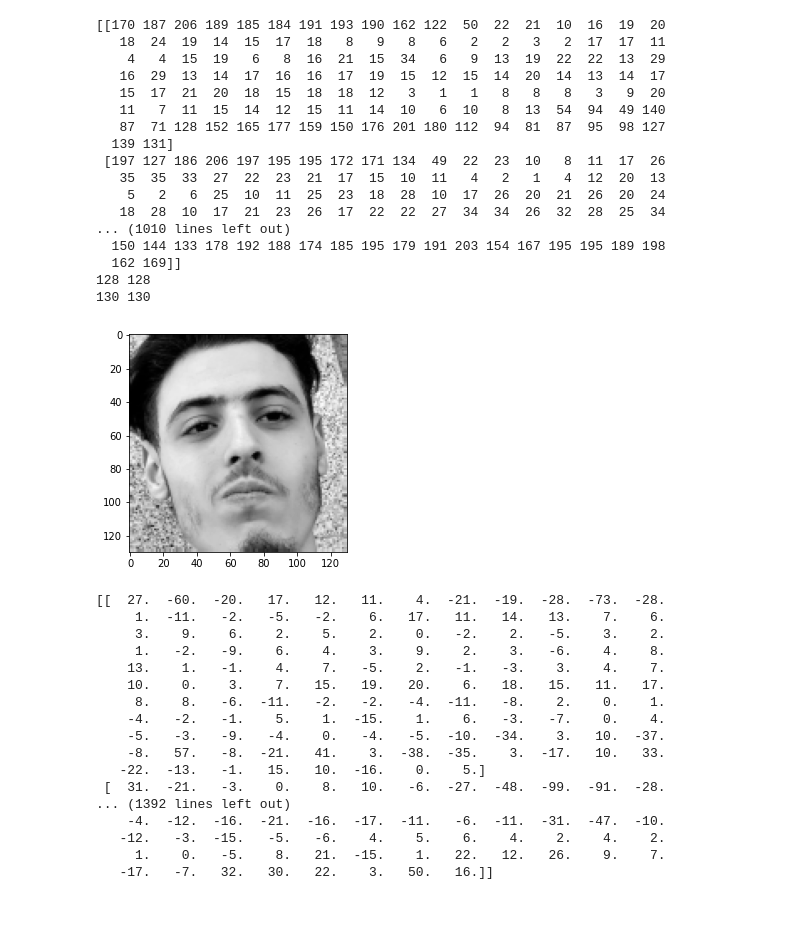
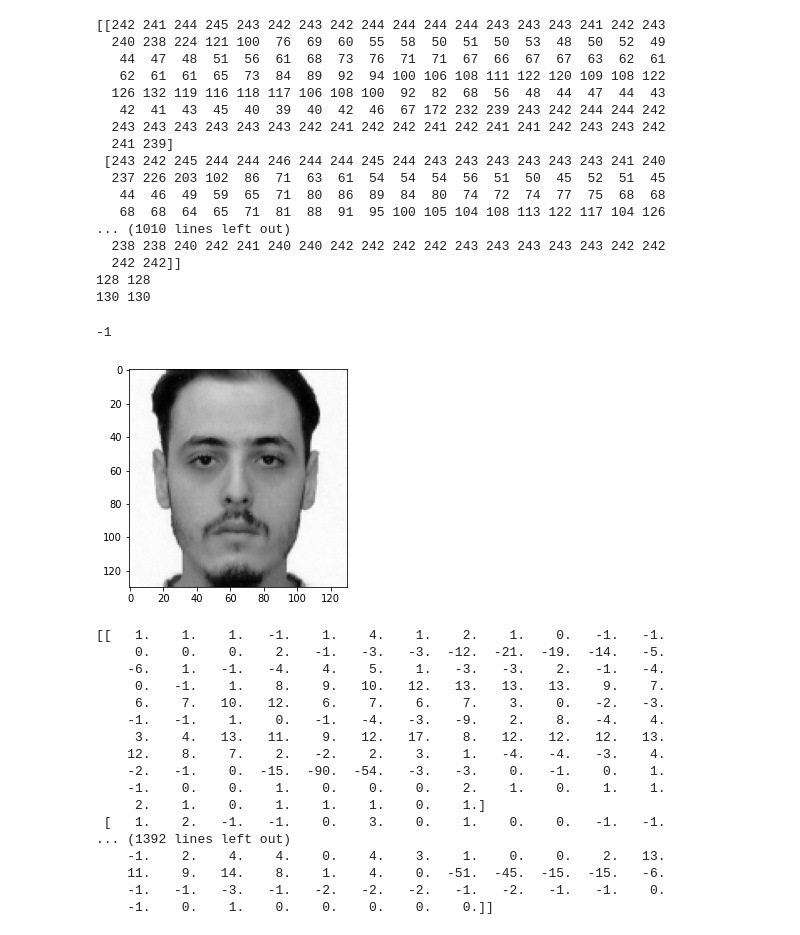
Before and after one commit to Se1f0/HOG, a Jupyter notebook: hog.ipynb, the cells around one changed output. Cells and saved outputs as stored; diff of their text form; code cells hidden in the pictures.

```diff
--- a/hog.ipynb
+++ b/hog.ipynb
@@ -7,8 +8,8 @@ import sys
 np.set_printoptions(threshold=sys.maxsize)
 # %%
-image = np.genfromtxt('mat.csv', delimiter=';')
-print(image)
-h,w = image.shape
-imageG = np.zeros([h,w])
-imageG= cv2.copyMakeBorder(image,1,1,1,1,cv2.BORDER_REFLECT)
-print(imageG)
+# image = np.genfromtxt('mat.csv', delimiter=';')
+# print(image)
+# h,w = image.shape
+# imageG = np.zeros([h,w])
+# imageG= cv2.copyMakeBorder(image,1,1,1,1,cv2.BORDER_REFLECT)
+# print(imageG)
@@ -34,41 +16,44 @@ print(imageG)
 # %%
 face_cascade = cv2.CascadeClassifier('haarcascade_frontalface_default.xml')
 
-img = cv2.imread('seif.jpg',0)
+img = cv2.imread('sifo.jpg',0)
 faces = face_cascade.detectMultiScale(img, 1.4, 4)
 for (x, y, w, h) in faces:
     faces = img[y:y + h, x:x + w]
     cv2.imwrite('face1.jpg', faces)
 face1 = cv2.imread('face1.jpg',0)
 face1 = cv2.resize(face1,(128,128),interpolation = cv2.INTER_AREA)
 cv2.imwrite('face1.jpg',face1)
 h,w = face1.shape[:2]
 print(face1)
 print(h,w)
 
 imageG = cv2.copyMakeBorder(face1,1,1,1,1,cv2.BORDER_REFLECT)
 plt.imshow(imageG,cmap='gray')
 height,width = imageG.shape[:2]
 print(height,width)
+cv2.imshow('test',imageG)
+cv2.waitKey(0)
 # %% [output]
-[[170 187 206 189 185 184 191 193 190 162 122  50  22  21  10  16  19  20
-   18  24  19  14  15  17  18   8   9   8   6   2   2   3   2  17  17  11
-    4   4  15  19   6   8  16  21  15  34   6   9  13  19  22  22  13  29
-   16  29  13  14  17  16  16  17  19  15  12  15  14  20  14  13  14  17
-   15  17  21  20  18  15  18  18  12   3   1   1   8   8   8   3   9  20
-   11   7  11  15  14  12  15  11  14  10   6  10   8  13  54  94  49 140
-   87  71 128 152 165 177 159 150 176 201 180 112  94  81  87  95  98 127
-  139 131]
- [197 127 186 206 197 195 195 172 171 134  49  22  23  10   8  11  17  26
-   35  35  33  27  22  23  21  17  15  10  11   4   2   1   4  12  20  13
-    5   2   6  25  10  11  25  23  18  28  10  17  26  20  21  26  20  24
-   18  28  10  17  21  23  26  17  22  22  27  34  34  26  32  28  25  34
+[[242 241 244 245 243 242 243 242 244 244 244 244 243 243 243 241 242 243
+  240 238 224 121 100  76  69  60  55  58  50  51  50  53  48  50  52  49
+   44  47  48  51  56  61  68  73  76  71  71  67  66  67  67  63  62  61
+   62  61  61  65  73  84  89  92  94 100 106 108 111 122 120 109 108 122
+  126 132 119 116 118 117 106 108 100  92  82  68  56  48  44  47  44  43
+   42  41  43  45  40  39  40  42  46  67 172 232 239 243 242 244 244 242
+  243 243 243 243 243 243 242 241 242 242 241 242 241 241 242 243 243 242
+  241 239]
+ [243 242 245 244 244 246 244 244 245 244 243 243 243 243 243 243 241 240
+  237 226 203 102  86  71  63  61  54  54  54  56  51  50  45  52  51  45
+   44  46  49  59  65  71  80  86  89  84  80  74  72  74  77  75  68  68
+   68  68  64  65  71  81  88  91  95 100 105 104 108 113 122 117 104 126
 ... (1010 lines left out)
-  150 144 133 178 192 188 174 185 195 179 191 203 154 167 195 195 189 198
-  162 169]]
+  238 238 240 242 241 240 240 242 242 242 242 243 243 243 243 243 242 242
+  242 242]]
 128 128
 130 130
+-1
-[figure, old version]
+[figure, new version]
 # %%
 #gradient x
 def gradientX(image):
@@ -80,23 +65,23 @@ def gradientX(image):
 gx = gradientX(imageG)
 print(gx)
 # %% [output]
-[[  27.  -60.  -20.   17.   12.   11.    4.  -21.  -19.  -28.  -73.  -28.
-     1.  -11.   -2.   -5.   -2.    6.   17.   11.   14.   13.    7.    6.
-     3.    9.    6.    2.    5.    2.    0.   -2.    2.   -5.    3.    2.
-     1.   -2.   -9.    6.    4.    3.    9.    2.    3.   -6.    4.    8.
-    13.    1.   -1.    4.    7.   -5.    2.   -1.   -3.    3.    4.    7.
-    10.    0.    3.    7.   15.   19.   20.    6.   18.   15.   11.   17.
-     8.    8.   -6.  -11.   -2.   -2.   -4.  -11.   -8.    2.    0.    1.
-    -4.   -2.   -1.    5.    1.  -15.    1.    6.   -3.   -7.    0.    4.
-    -5.   -3.   -9.   -4.    0.   -4.   -5.  -10.  -34.    3.   10.  -37.
-    -8.   57.   -8.  -21.   41.    3.  -38.  -35.    3.  -17.   10.   33.
-   -22.  -13.   -1.   15.   10.  -16.    0.    5.]
- [  31.  -21.   -3.    0.    8.   10.   -6.  -27.  -48.  -99.  -91.  -28.
+[[   1.    1.    1.   -1.    1.    4.    1.    2.    1.    0.   -1.   -1.
+     0.    0.    0.    2.   -1.   -3.   -3.  -12.  -21.  -19.  -14.   -5.
+    -6.    1.   -1.   -4.    4.    5.    1.   -3.   -3.    2.   -1.   -4.
+     0.   -1.    1.    8.    9.   10.   12.   13.   13.   13.    9.    7.
+     6.    7.   10.   12.    6.    7.    6.    7.    3.    0.   -2.   -3.
+    -1.   -1.    1.    0.   -1.   -4.   -3.   -9.    2.    8.   -4.    4.
+     3.    4.   13.   11.    9.   12.   17.    8.   12.   12.   12.   13.
+    12.    8.    7.    2.   -2.    2.    3.    1.   -4.   -4.   -3.    4.
+    -2.   -1.    0.  -15.  -90.  -54.   -3.   -3.    0.   -1.    0.    1.
+    -1.    0.    0.    1.    0.    0.    0.    2.    1.    0.    1.    1.
+     2.    1.    0.    1.    1.    1.    0.    1.]
+ [   1.    2.   -1.   -1.    0.    3.    0.    1.    0.    0.   -1.   -1.
 ... (1392 lines left out)
-    -4.  -12.  -16.  -21.  -16.  -17.  -11.   -6.  -11.  -31.  -47.  -10.
-   -12.   -3.  -15.   -5.   -6.    4.    5.    6.    4.    2.    4.    2.
-     1.    0.   -5.    8.   21.  -15.    1.   22.   12.   26.    9.    7.
-   -17.   -7.   32.   30.   22.    3.   50.   16.]]
+    -1.    2.    4.    4.    0.    4.    3.    1.    0.    0.    2.   13.
+    11.    9.   14.    8.    1.    4.    0.  -51.  -45.  -15.  -15.   -6.
+    -1.   -1.   -3.   -1.   -2.   -2.   -2.   -1.   -2.   -1.   -1.    0.
+    -1.    0.    1.    0.    0.    0.    0.    0.]]
 # %%
 #gradient y
 def gradientY(image):
```
Also changed, not shown: parts of 8 cells of this notebook, 3 other files.
